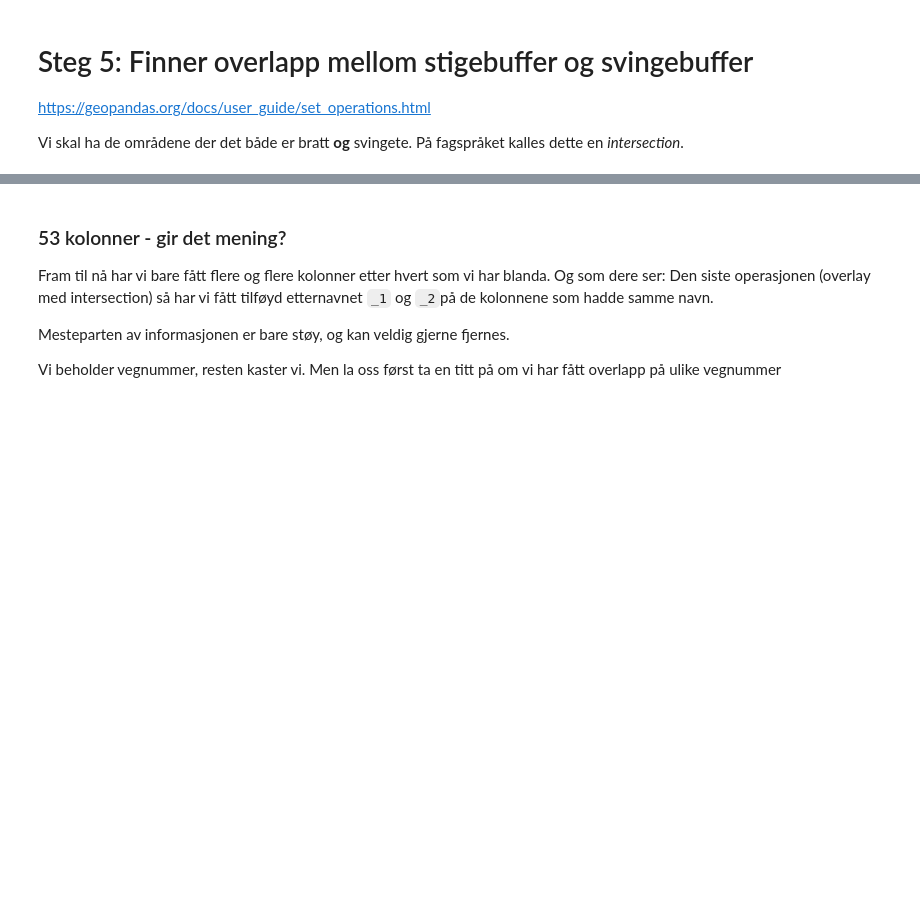
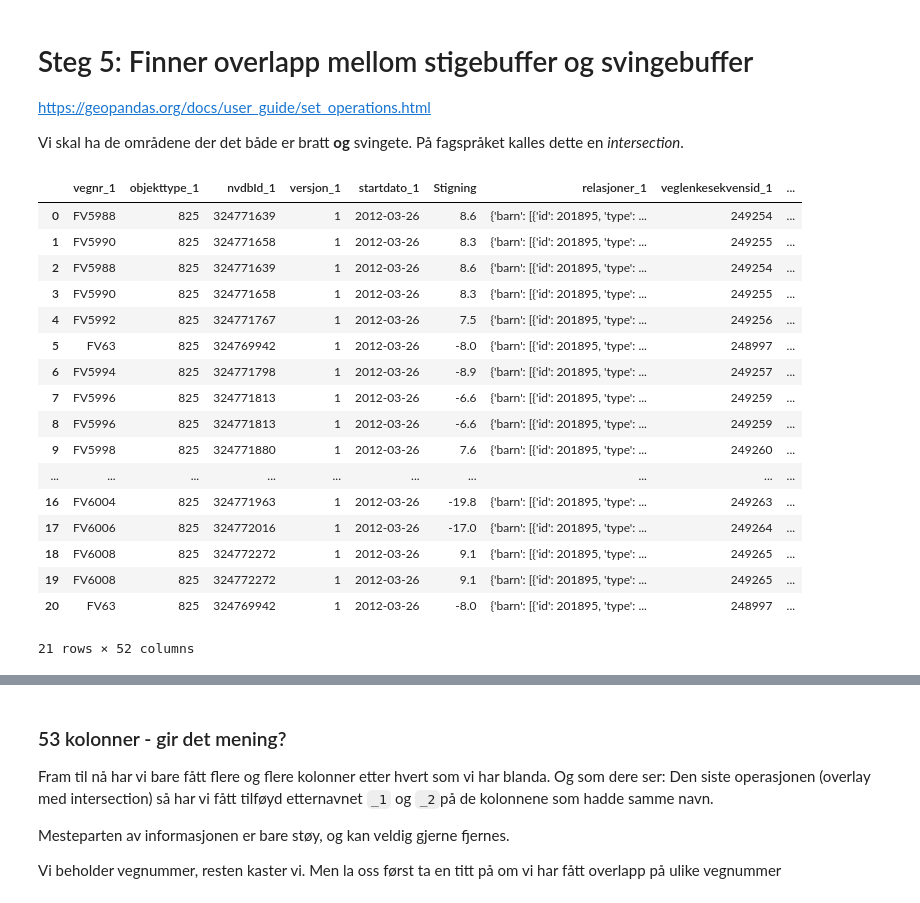
Before and after one commit to LtGlahn/workinprogress, a Jupyter notebook: kurvaturanalyse.ipynb, the cells around one changed output, grey strips where cells are left out. Drawn from its saved outputs; the diff is of its cells as text; code cells hidden in the pictures; blank space fills up the shorter version.

Commit message:
Forbedret versjon

```diff
--- a/kurvaturanalyse.ipynb
+++ b/kurvaturanalyse.ipynb
@@ -317,6 +337,27 @@ https://geopandas.org/docs/user_guide/set_operations.html
 Vi skal ha de områdene der det både er bratt **og** svingete. På fagspråket kalles dette en _intersection_.
 # %%
 brattsving = gpd.overlay( stigebuffer_dissolve, svingebuffer_dissolve, how='intersection')
+# %%
+brattsving
+# %% [output]
+|  | vegnr_1 | objekttype_1 | nvdbId_1 | versjon_1 | startdato_1 | Stigning | relasjoner_1 | veglenkesekvensid_1 | ... |
+| 0 | FV5988 | 825 | 324771639 | 1 | 2012-03-26 | 8.6 | {'barn': [{'id': 201895, 'type': ... | 249254 | ... |
+| 1 | FV5990 | 825 | 324771658 | 1 | 2012-03-26 | 8.3 | {'barn': [{'id': 201895, 'type': ... | 249255 | ... |
+| 2 | FV5988 | 825 | 324771639 | 1 | 2012-03-26 | 8.6 | {'barn': [{'id': 201895, 'type': ... | 249254 | ... |
+| 3 | FV5990 | 825 | 324771658 | 1 | 2012-03-26 | 8.3 | {'barn': [{'id': 201895, 'type': ... | 249255 | ... |
+| 4 | FV5992 | 825 | 324771767 | 1 | 2012-03-26 | 7.5 | {'barn': [{'id': 201895, 'type': ... | 249256 | ... |
+| 5 | FV63 | 825 | 324769942 | 1 | 2012-03-26 | -8.0 | {'barn': [{'id': 201895, 'type': ... | 248997 | ... |
+| 6 | FV5994 | 825 | 324771798 | 1 | 2012-03-26 | -8.9 | {'barn': [{'id': 201895, 'type': ... | 249257 | ... |
+| 7 | FV5996 | 825 | 324771813 | 1 | 2012-03-26 | -6.6 | {'barn': [{'id': 201895, 'type': ... | 249259 | ... |
+| 8 | FV5996 | 825 | 324771813 | 1 | 2012-03-26 | -6.6 | {'barn': [{'id': 201895, 'type': ... | 249259 | ... |
+| 9 | FV5998 | 825 | 324771880 | 1 | 2012-03-26 | 7.6 | {'barn': [{'id': 201895, 'type': ... | 249260 | ... |
+| ... | ... | ... | ... | ... | ... | ... | ... | ... | ... |
+| 16 | FV6004 | 825 | 324771963 | 1 | 2012-03-26 | -19.8 | {'barn': [{'id': 201895, 'type': ... | 249263 | ... |
+| 17 | FV6006 | 825 | 324772016 | 1 | 2012-03-26 | -17.0 | {'barn': [{'id': 201895, 'type': ... | 249264 | ... |
+| 18 | FV6008 | 825 | 324772272 | 1 | 2012-03-26 | 9.1 | {'barn': [{'id': 201895, 'type': ... | 249265 | ... |
+| 19 | FV6008 | 825 | 324772272 | 1 | 2012-03-26 | 9.1 | {'barn': [{'id': 201895, 'type': ... | 249265 | ... |
+| 20 | FV63 | 825 | 324769942 | 1 | 2012-03-26 | -8.0 | {'barn': [{'id': 201895, 'type': ... | 248997 | ... |
+21 rows × 52 columns
 # %%
 brattsving.dtypes
 # %% [output]
```
Also changed, not shown: parts of 25 cells of this notebook.
